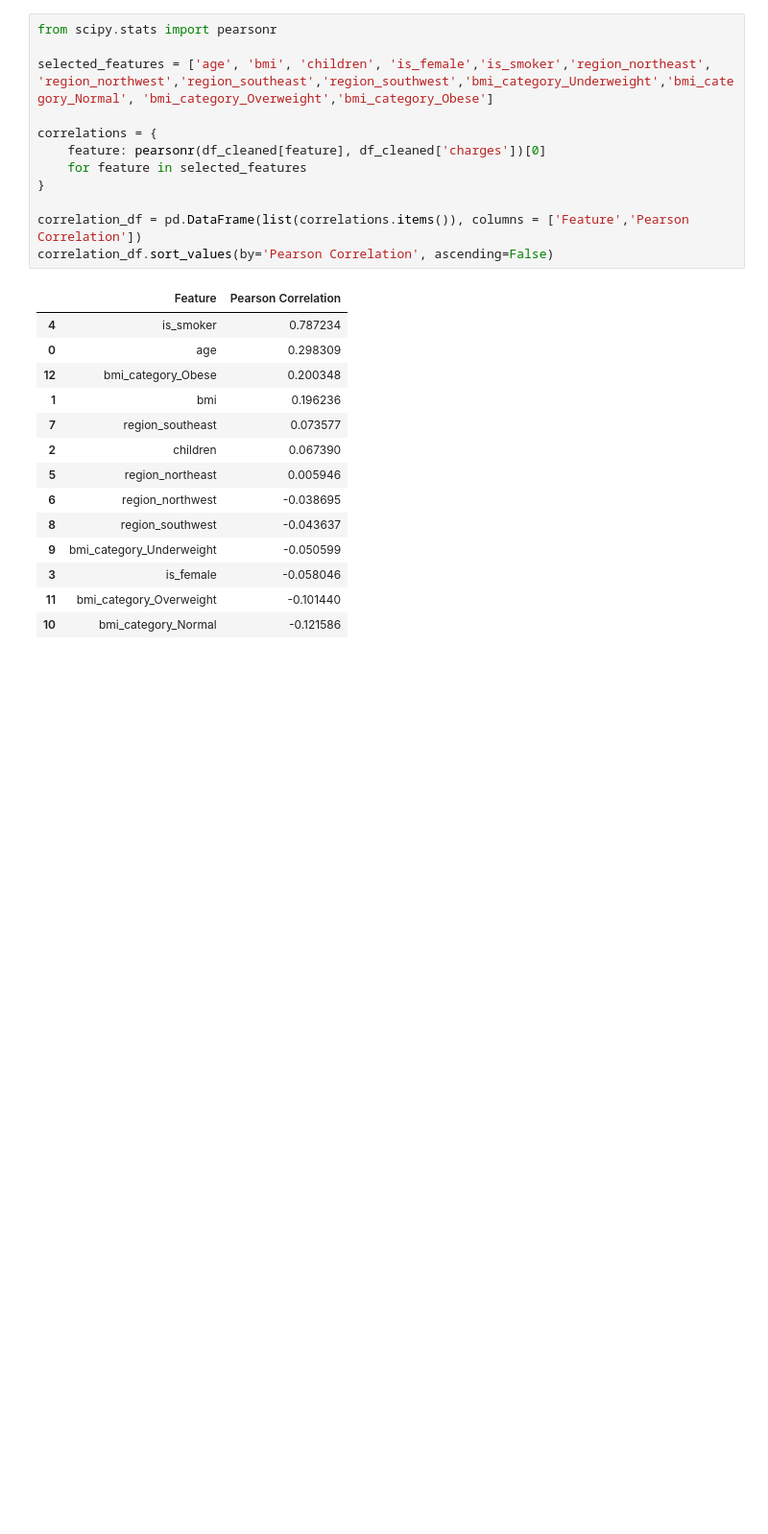
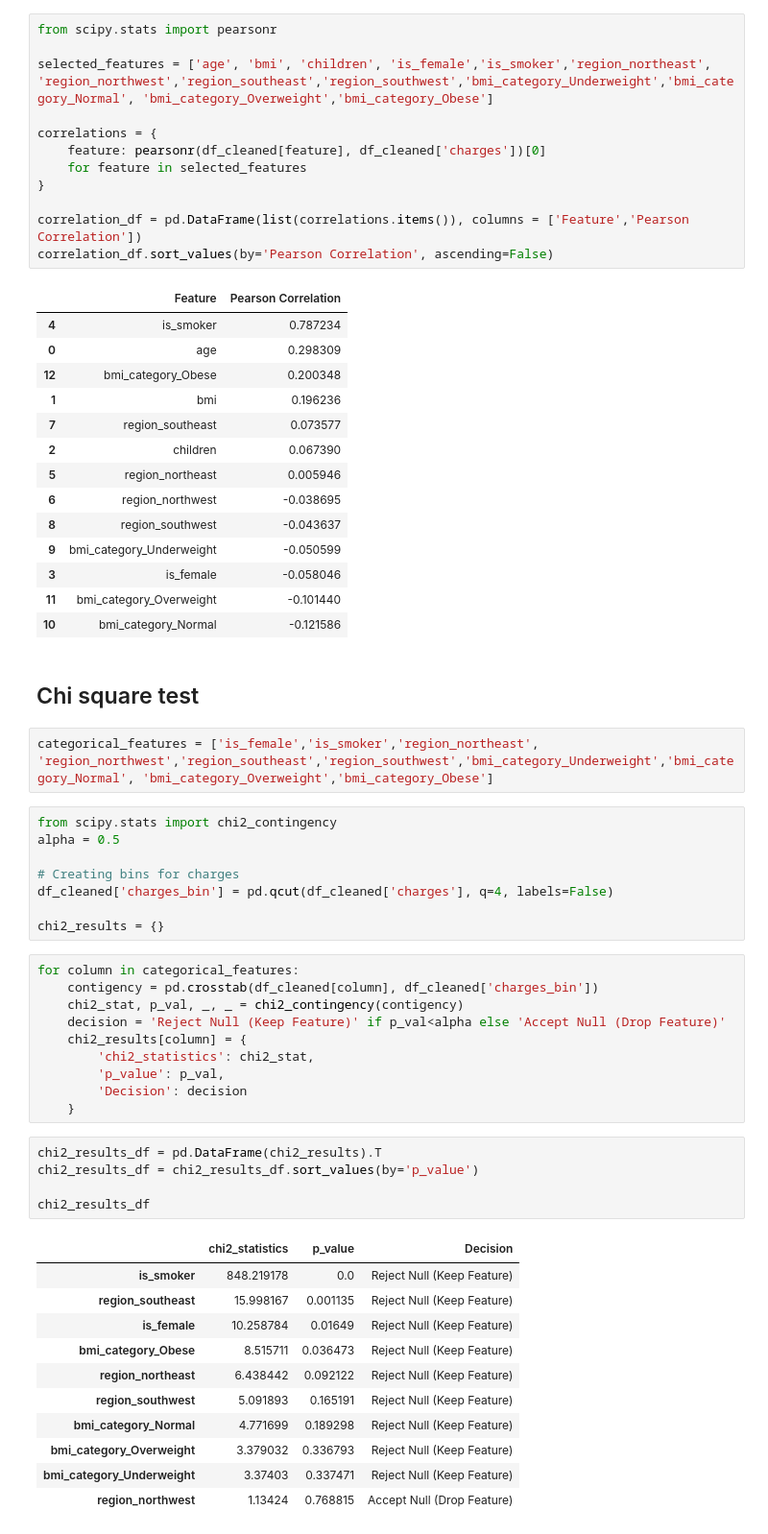
Before and after one commit to Suprim-Karki/ai-ml-portfolio, a Jupyter notebook: machine-learning/projects/insurance-analysis/insurance.ipynb, the cells around one changed output. Shown at 96% size. Drawn from its saved outputs; the diff is of its cells as text; blank space fills up the shorter version.

Commit message:
performing chi square test

```diff
--- a/machine-learning/projects/insurance-analysis/insurance.ipynb
+++ b/machine-learning/projects/insurance-analysis/insurance.ipynb
@@ -282,3 +282,42 @@ correlation_df.sort_values(by='Pearson Correlation', ascending=False)
 | 3 | is_female | -0.058046 |
 | 11 | bmi_category_Overweight | -0.101440 |
 | 10 | bmi_category_Normal | -0.121586 |
+# %% [markdown]
+## Chi square test
+# %%
+categorical_features = ['is_female','is_smoker','region_northeast', 'region_northwest','region_southeast','region_southwest','bmi_category_Underweight','bmi_category_Normal', 'bmi_category_Overweight','bmi_category_Obese']
+# %%
+from scipy.stats import chi2_contingency
+alpha = 0.5
+
+# Creating bins for charges
+df_cleaned['charges_bin'] = pd.qcut(df_cleaned['charges'], q=4, labels=False)
+
+chi2_results = {}
+# %%
+for column in categorical_features:
+    contigency = pd.crosstab(df_cleaned[column], df_cleaned['charges_bin'])
+    chi2_stat, p_val, _, _ = chi2_contingency(contigency)
+    decision = 'Reject Null (Keep Feature)' if p_val<alpha else 'Accept Null (Drop Feature)'
+    chi2_results[column] = {
+        'chi2_statistics': chi2_stat,
+        'p_value': p_val,
+        'Decision': decision
+    }
+# %%
+chi2_results_df = pd.DataFrame(chi2_results).T
+chi2_results_df = chi2_results_df.sort_values(by='p_value')
+
+chi2_results_df
+# %% [output]
+|  | chi2_statistics | p_value | Decision |
+| is_smoker | 848.219178 | 0.0 | Reject Null (Keep Feature) |
+| region_southeast | 15.998167 | 0.001135 | Reject Null (Keep Feature) |
+| is_female | 10.258784 | 0.01649 | Reject Null (Keep Feature) |
+| bmi_category_Obese | 8.515711 | 0.036473 | Reject Null (Keep Feature) |
+| region_northeast | 6.438442 | 0.092122 | Reject Null (Keep Feature) |
+| region_southwest | 5.091893 | 0.165191 | Reject Null (Keep Feature) |
+| bmi_category_Normal | 4.771699 | 0.189298 | Reject Null (Keep Feature) |
+| bmi_category_Overweight | 3.379032 | 0.336793 | Reject Null (Keep Feature) |
+| bmi_category_Underweight | 3.37403 | 0.337471 | Reject Null (Keep Feature) |
+| region_northwest | 1.13424 | 0.768815 | Accept Null (Drop Feature) |
```
